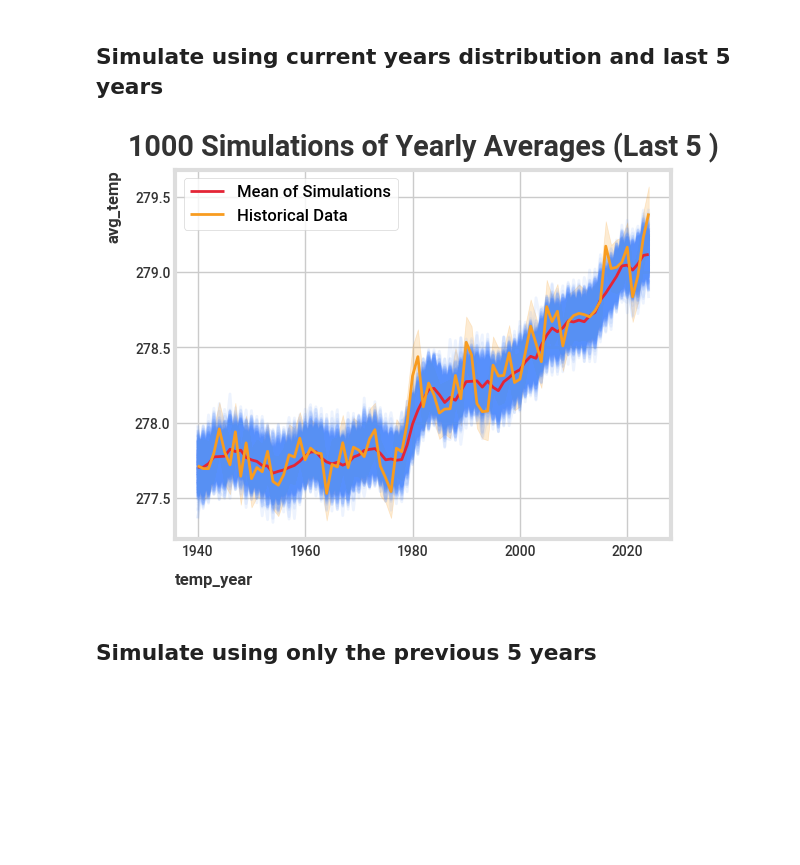
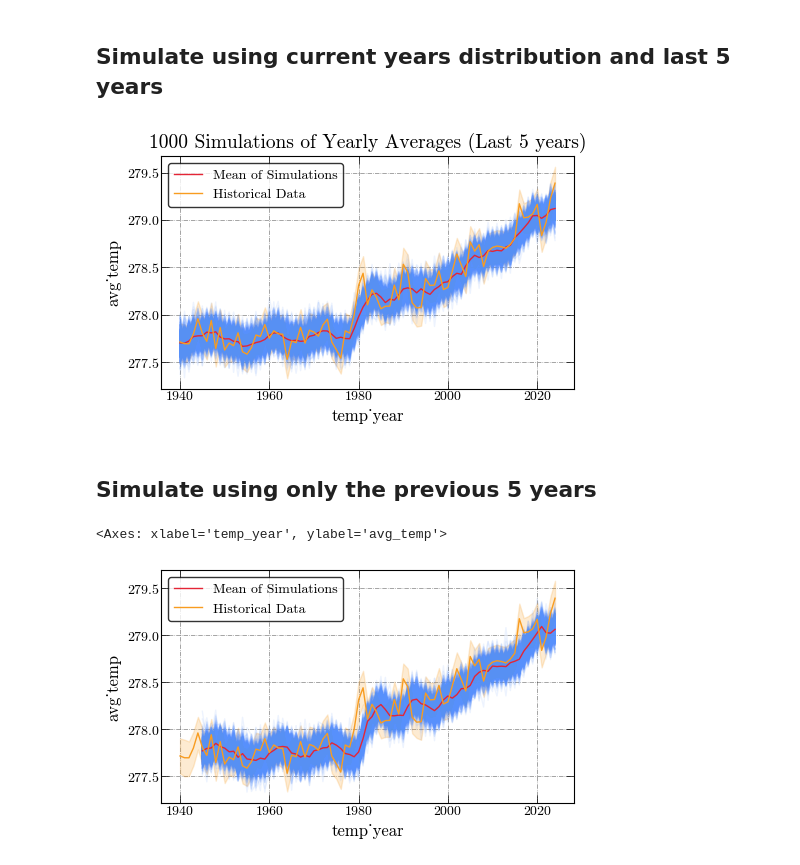
Before and after one commit to iragca/compstat-research, a Jupyter notebook: notebooks/6.0-iragca-climate-models.ipynb, the cells around one changed output. Saved outputs shown, nothing was run; the diff lists cells and outputs as text; code cells hidden in the pictures; blank space fills up the shorter version.

```diff
--- a/notebooks/6.0-iragca-climate-models.ipynb
+++ b/notebooks/6.0-iragca-climate-models.ipynb
@@ -7,5 +7,5 @@ from tqdm import tqdm
 
 from compstat_research.config import MPLSTYLE_DIR, PROCESSED_DATA_DIR
 
-plt.style.use(MPLSTYLE_DIR / "iragca_ml.mplstyle")
+plt.style.use(MPLSTYLE_DIR / "iragca_cmr10.mplstyle")
 # %% [output]
@@ -136,18 +138,17 @@ for iteration in tqdm(sims, unit="iteration"):
 # %%
 for sim in tqdm(sims, unit='plot'):
     sns.lineplot(x=np.arange(1940, 1940 + 85), y=sim, alpha=0.1, color='#5790fc', label="_nolegend_")
 
 # plot the mean of the simulations
 sns.lineplot(x=np.arange(1940, 1940 + 85), y=sims.mean(axis=0), color='#e42536', label="Mean of Simulations")
 
 # plot the historical data
 sns.lineplot(data=daily_temp, x='temp_year', y='avg_temp', color='#f89c20', label="Historical Data")
 
-plt.title("1000 Simulations of Yearly Averages (Last 5 years)")
-plt.grid()
+plt.title("1000 Simulations of Yearly Averages (Last 5 years)", size=14)
 plt.legend()
 plt.show()
 # %% [output]
-[figure, old version]
+[figure, new version]
 # %% [markdown]
 ## Simulate using only the previous 5 years
@@ -164,0 +155,25 @@ for iteration in tqdm(sims, unit="iteration"):
+# %%
+START_YEAR = 1945  # Starting from 1945 to ensure we have 5 years of historical data
+sims = np.zeros((1000, 80))  # Adjusted to 80 years (1945-2024)
+for iteration in tqdm(sims, unit="iteration"):
+    for year in range(80):
+        current_year = START_YEAR + year
+        iteration[year] = np.random.choice(
+            daily_temp.filter(
+                (current_year - 5 <= pl.col("temp_year")) & (pl.col("temp_year") < current_year)
+            )["avg_temp"],
+            size=365,
+        ).mean()
+
+# Update the plotting code
+for sim in tqdm(sims, unit='plot'):
+    sns.lineplot(x=np.arange(START_YEAR, START_YEAR + 80), y=sim, alpha=0.1, color='#5790fc', label="_nolegend_")
+
+# plot the mean of the simulations
+sns.lineplot(x=np.arange(START_YEAR, START_YEAR + 80), y=sims.mean(axis=0), color='#e42536', label="Mean of Simulations")
+
+# plot the historical data
+sns.lineplot(data=daily_temp, x='temp_year', y='avg_temp', color='#f89c20', label="Historical Data")
+# %% [output]
+<Axes: xlabel='temp_year', ylabel='avg_temp'>
+[figure, added]
```
Also changed, not shown: parts of 24 cells of this notebook.
